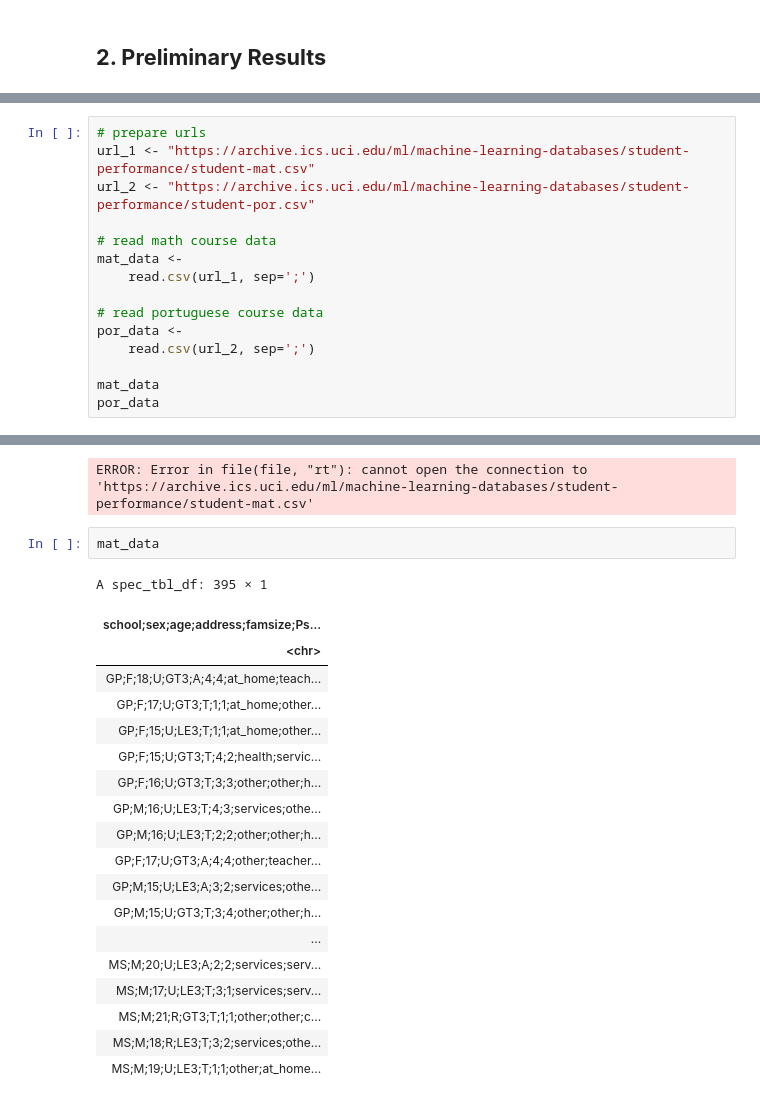
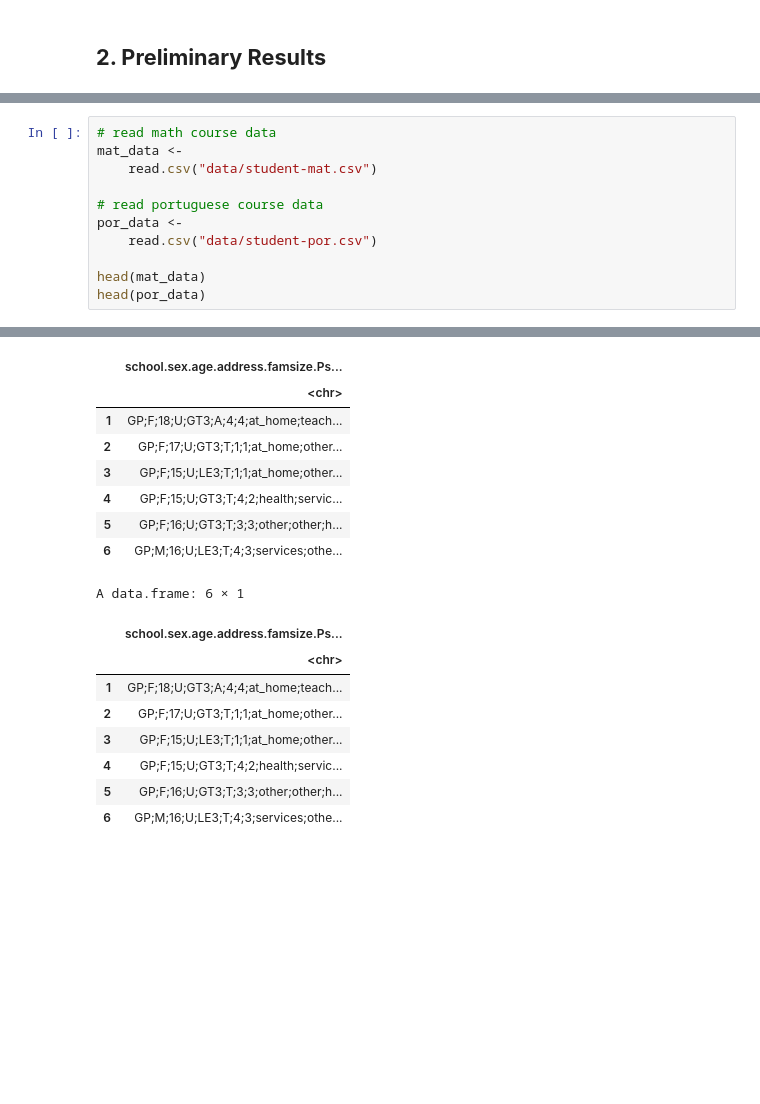
Before and after one commit to Nariman-av/STAT-201-Group-13, a Jupyter notebook: project_proposal_13.ipynb, the cells around one changed output, grey strips where cells are left out. Drawn from its saved outputs; the diff is of its cells as text; blank space fills up the shorter version.

Commit message:
read csv

```diff
--- a/project_proposal_13.ipynb
+++ b/project_proposal_13.ipynb
@@ -51,16 +41,12 @@ library(datateachr)
 # %%
-# prepare urls
-url_1 <- "https://archive.ics.uci.edu/ml/machine-learning-databases/student-performance/student-mat.csv"
-url_2 <- "https://archive.ics.uci.edu/ml/machine-learning-databases/student-performance/student-por.csv"
-
 # read math course data
 mat_data <-
-    read.csv(url_1, sep=';')
+    read.csv("data/student-mat.csv")
 
 # read portuguese course data
 por_data <-
-    read.csv(url_2, sep=';')
+    read.csv("data/student-por.csv")
 
-mat_data
-por_data
+head(mat_data)
+head(por_data)
 # %% [output]
@@ -69,23 +54,17 @@ Warning message in file(file, "rt"):
+|  | school.sex.age.address.famsize.Ps... |
+|  | <chr> |
+| 1 | GP;F;18;U;GT3;A;4;4;at_home;teach... |
+| 2 | GP;F;17;U;GT3;T;1;1;at_home;other... |
+| 3 | GP;F;15;U;LE3;T;1;1;at_home;other... |
+| 4 | GP;F;15;U;GT3;T;4;2;health;servic... |
+| 5 | GP;F;16;U;GT3;T;3;3;other;other;h... |
+| 6 | GP;M;16;U;LE3;T;4;3;services;othe... |
-ERROR: Error in file(file, "rt"): cannot open the connection to 'https://archive.ics.uci.edu/ml/machine-learning-databases/student-performance/student-mat.csv'
+A data.frame: 6 × 1
+|  | school.sex.age.address.famsize.Ps... |
+|  | <chr> |
+| 1 | GP;F;18;U;GT3;A;4;4;at_home;teach... |
+| 2 | GP;F;17;U;GT3;T;1;1;at_home;other... |
+| 3 | GP;F;15;U;LE3;T;1;1;at_home;other... |
+| 4 | GP;F;15;U;GT3;T;4;2;health;servic... |
+| 5 | GP;F;16;U;GT3;T;3;3;other;other;h... |
+| 6 | GP;M;16;U;LE3;T;4;3;services;othe... |
-# %%
-mat_data
-# %% [output]
-A spec_tbl_df: 395 × 1
-| school;sex;age;address;famsize;Ps... |
-| <chr> |
-| GP;F;18;U;GT3;A;4;4;at_home;teach... |
-| GP;F;17;U;GT3;T;1;1;at_home;other... |
-| GP;F;15;U;LE3;T;1;1;at_home;other... |
-| GP;F;15;U;GT3;T;4;2;health;servic... |
-| GP;F;16;U;GT3;T;3;3;other;other;h... |
-| GP;M;16;U;LE3;T;4;3;services;othe... |
-| GP;M;16;U;LE3;T;2;2;other;other;h... |
-| GP;F;17;U;GT3;A;4;4;other;teacher... |
-| GP;M;15;U;LE3;A;3;2;services;othe... |
-| GP;M;15;U;GT3;T;3;4;other;other;h... |
-| ... |
-| MS;M;20;U;LE3;A;2;2;services;serv... |
-| MS;M;17;U;LE3;T;3;1;services;serv... |
-| MS;M;21;R;GT3;T;1;1;other;other;c... |
-| MS;M;18;R;LE3;T;3;2;services;othe... |
-| MS;M;19;U;LE3;T;1;1;other;at_home... |
```
Also changed, not shown: parts of 2 cells of this notebook, 1 other file.
